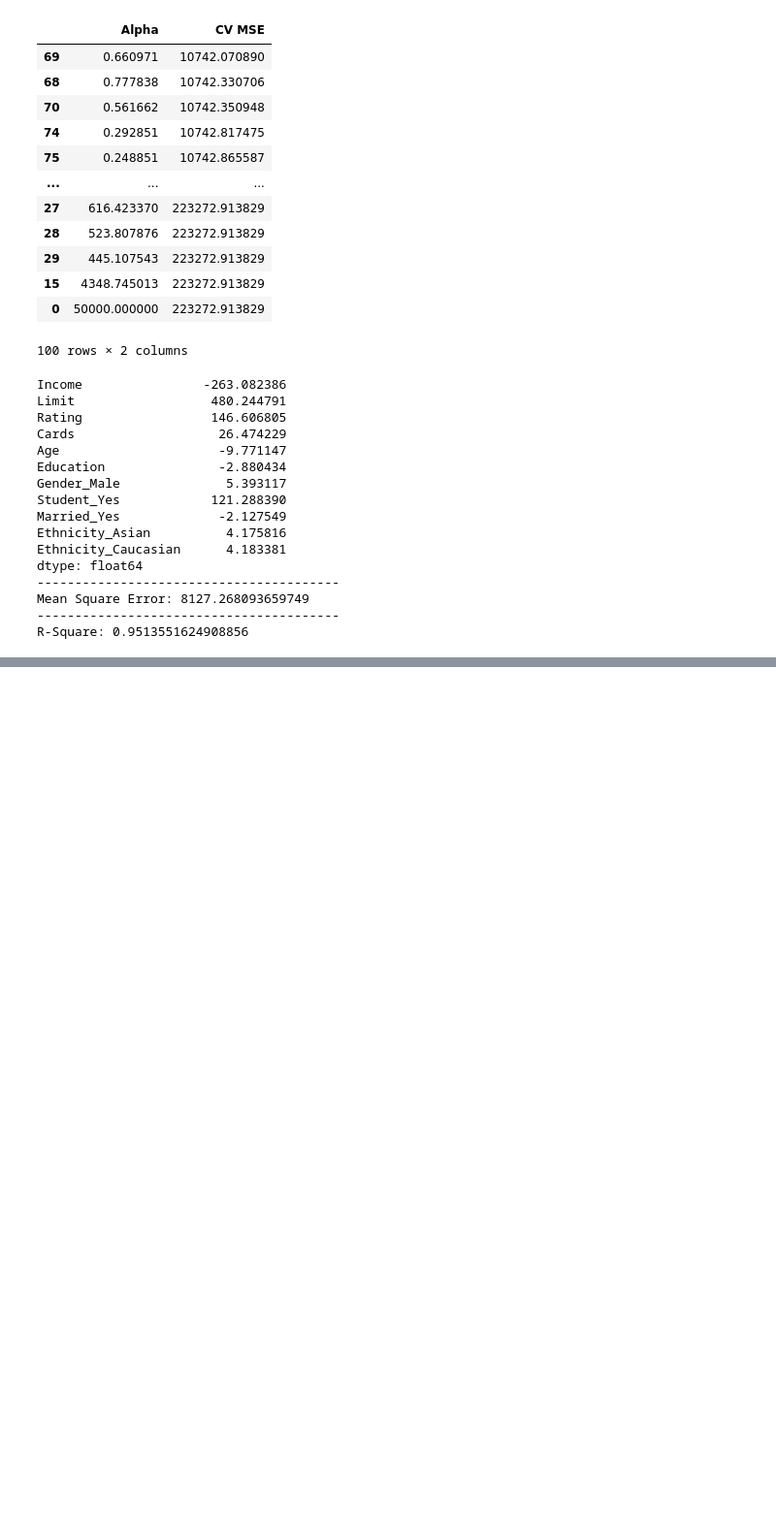
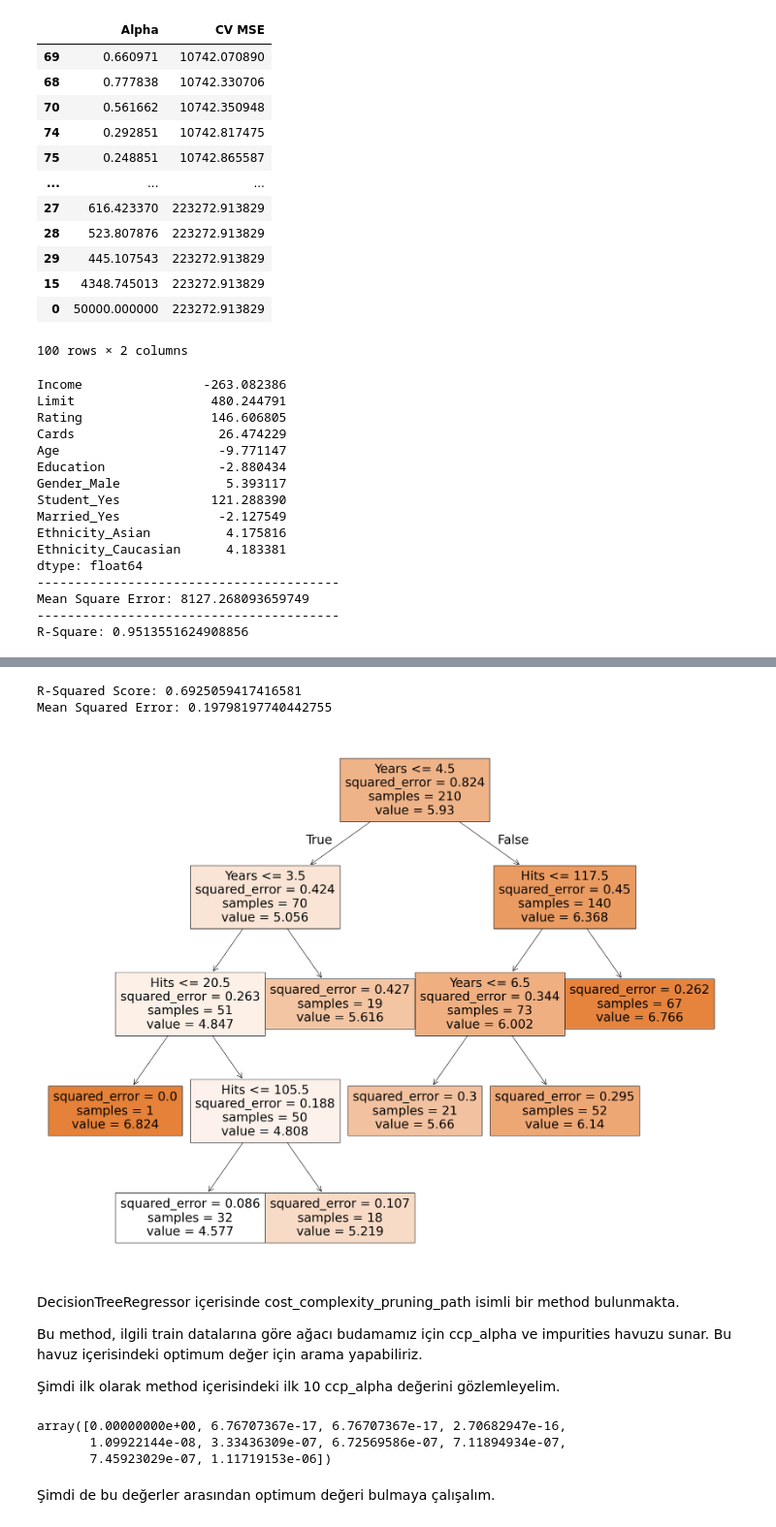
Before and after one commit to mybozkir/Machine_Learning_Practices, a Jupyter notebook: 1-Regression_Practices_TUR.ipynb, the cells around one changed output, grey strips where cells are left out. Shown at 97% size. Cells and saved outputs as stored; diff of their text form; code cells hidden in the pictures; blank space fills up the shorter version.

```diff
--- a/1-Regression_Practices_TUR.ipynb
+++ b/1-Regression_Practices_TUR.ipynb
@@ -1107,0 +1208,30 @@ R-Square: 0.9513551624908856
+# %%
+# Şimdi ccp_alpha parametresi için optimizasyon yapmaya çalışalım.
+# Öncelikle deneyeceğimiz değerler için bir havuz oluşturuyoruz.
+alphas = np.linspace(0,0.5,num=1000)
+
+# Skorları tutmak için boş bir liste oluşturalım.
+cv_scores = []
+
+# Her bir alpha değeri için Cross Validation skorlara bakalım. Bunun için 10 katlamalı KFold değerini nesnesini kendimiz cv parametresine verelim.
+for alpha in alphas:
+    # DecisionTreeRegressor Instance
+    dtr = DecisionTreeRegressor(ccp_alpha = alpha)
+
+    # Cross Validation Scores
+    cv_score = cross_val_score(dtr, X_train, y_train, scoring = 'neg_mean_squared_error', cv = KFold(n_splits = 10, shuffle = True, random_state = 42))
+
+    # Fitting
+    dtr.fit(X_train, y_train)
+
+    # Prediction
+    y_pred = dtr.predict(X_test)
+
+    # Test MSE Score
+    test_mse = mean_squared_error(y_test, y_pred)
+
+    # Skorları listeye ekleyelim.
+    cv_scores.append([alpha, -1 * np.mean(cv_score), test_mse])
+
+# Skorları görüntülemek için bir DataFrame oluşturalım.
+dtr_scores = pd.DataFrame(cv_scores, columns = ['ccp_alpha', 'CV MSE', 'Test MSE'])
@@ -1107,0 +1254,36 @@ R-Square: 0.9513551624908856
+# %%
+# Elde ettiğimiz ccp_alpha değeriyle test skoruna bakalım.
+dtr = DecisionTreeRegressor(ccp_alpha = 0.014014, random_state = 42)
+
+dtr.fit(X_train, y_train)
+
+y_pred = dtr.predict(X_test)
+
+print('R-Squared Score:', r2_score(y_test, y_pred))
+print('Mean Squared Error:', mean_squared_error(y_test, y_pred))
+# %% [output]
+R-Squared Score: 0.6925059417416581
+Mean Squared Error: 0.19798197740442755
+# %%
+# Mevcut ccp_alpha değeriyle görüntüleme yapalım.
+fig = plt.figure(figsize=(25,20))
+
+tree_plot = tree.plot_tree(dtr, feature_names=['Hits','Years'], filled=True)
+# %% [output]
+[figure, added]
+# %% [markdown]
+DecisionTreeRegressor içerisinde cost_complexity_pruning_path isimli bir method bulunmakta.
+
+Bu method, ilgili train datalarına göre ağacı budamamız için ccp_alpha ve impurities havuzu sunar. Bu havuz içerisindeki optimum değer için arama yapabiliriz.
+
+Şimdi ilk olarak method içerisindeki ilk 10 ccp_alpha değerini gözlemleyelim.
+# %%
+pruning_path = dtr.cost_complexity_pruning_path(X_train, y_train)
+
+pruning_path.ccp_alphas[:10]
+# %% [output]
+array([0.00000000e+00, 6.76707367e-17, 6.76707367e-17, 2.70682947e-16,
+       1.09922144e-08, 3.33436309e-07, 6.72569586e-07, 7.11894934e-07,
+       7.45923029e-07, 1.11719153e-06])
+# %% [markdown]
+Şimdi de bu değerler arasından optimum değeri bulmaya çalışalım.
```
Also changed, not shown: parts of 17 cells of this notebook.
